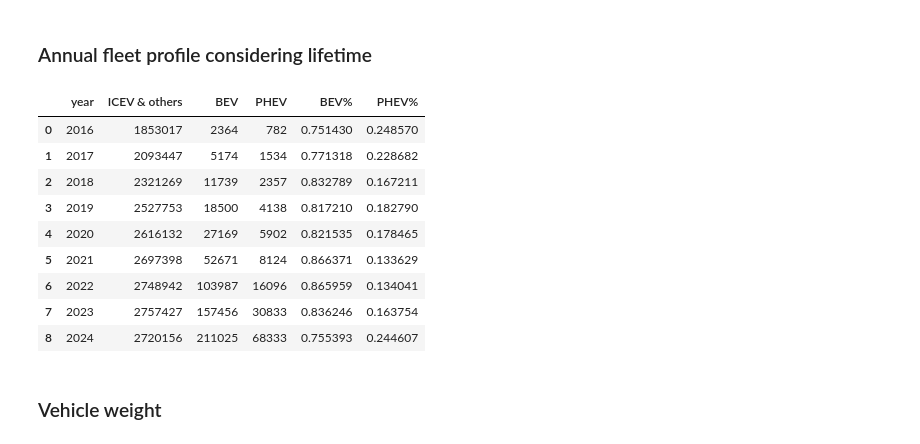
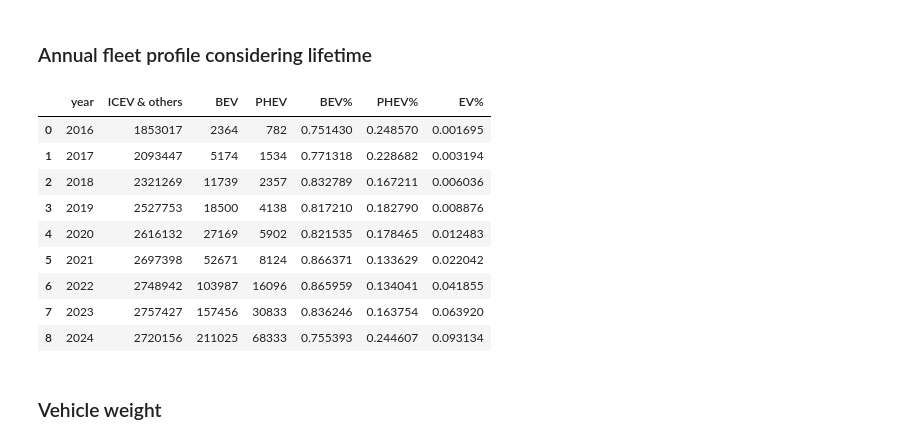
Before and after one commit to QiuziChen/ev-bwp-modeling, a Jupyter notebook: doc2_curb_weight_data.ipynb, the cells around one changed output. Saved outputs shown, nothing was run; the diff lists cells and outputs as text; code cells hidden in the pictures.

```diff
--- a/doc2_curb_weight_data.ipynb
+++ b/doc2_curb_weight_data.ipynb
@@ -483,24 +483,25 @@ for year in range(2016, 2025):
 # %%
 population = pd.DataFrame({
     'year': annual_fleets.keys(),
     'ICEV & others': [annual_fleets[year]['ICEV'].shape[0] for year in annual_fleets.keys()],
     'BEV': [annual_fleets[year]['BEV'].shape[0] for year in annual_fleets.keys()],
     'PHEV': [annual_fleets[year]['PHEV'].shape[0] for year in annual_fleets.keys()]
 })
 population['BEV%'] = population['BEV'] / (population['BEV'] + population['PHEV'])
 population['PHEV%'] = population['PHEV'] / (population['BEV'] + population['PHEV'])
+population['EV%'] = (population['BEV'] + population['PHEV']) / (population['BEV'] + population['PHEV'] + population['ICEV & others'])
 population
 # %% [output]
-|  | year | ICEV & others | BEV | PHEV | BEV% | PHEV% |
-| 0 | 2016 | 1853017 | 2364 | 782 | 0.751430 | 0.248570 |
-| 1 | 2017 | 2093447 | 5174 | 1534 | 0.771318 | 0.228682 |
-| 2 | 2018 | 2321269 | 11739 | 2357 | 0.832789 | 0.167211 |
-| 3 | 2019 | 2527753 | 18500 | 4138 | 0.817210 | 0.182790 |
-| 4 | 2020 | 2616132 | 27169 | 5902 | 0.821535 | 0.178465 |
-| 5 | 2021 | 2697398 | 52671 | 8124 | 0.866371 | 0.133629 |
-| 6 | 2022 | 2748942 | 103987 | 16096 | 0.865959 | 0.134041 |
-| 7 | 2023 | 2757427 | 157456 | 30833 | 0.836246 | 0.163754 |
-| 8 | 2024 | 2720156 | 211025 | 68333 | 0.755393 | 0.244607 |
+|  | year | ICEV & others | BEV | PHEV | BEV% | PHEV% | EV% |
+| 0 | 2016 | 1853017 | 2364 | 782 | 0.751430 | 0.248570 | 0.001695 |
+| 1 | 2017 | 2093447 | 5174 | 1534 | 0.771318 | 0.228682 | 0.003194 |
+| 2 | 2018 | 2321269 | 11739 | 2357 | 0.832789 | 0.167211 | 0.006036 |
+| 3 | 2019 | 2527753 | 18500 | 4138 | 0.817210 | 0.182790 | 0.008876 |
+| 4 | 2020 | 2616132 | 27169 | 5902 | 0.821535 | 0.178465 | 0.012483 |
+| 5 | 2021 | 2697398 | 52671 | 8124 | 0.866371 | 0.133629 | 0.022042 |
+| 6 | 2022 | 2748942 | 103987 | 16096 | 0.865959 | 0.134041 | 0.041855 |
+| 7 | 2023 | 2757427 | 157456 | 30833 | 0.836246 | 0.163754 | 0.063920 |
+| 8 | 2024 | 2720156 | 211025 | 68333 | 0.755393 | 0.244607 | 0.093134 |
 # %% [markdown]
 ### Vehicle weight
 # %%
```
Also changed, not shown: parts of 6 cells of this notebook, 43 other files.
